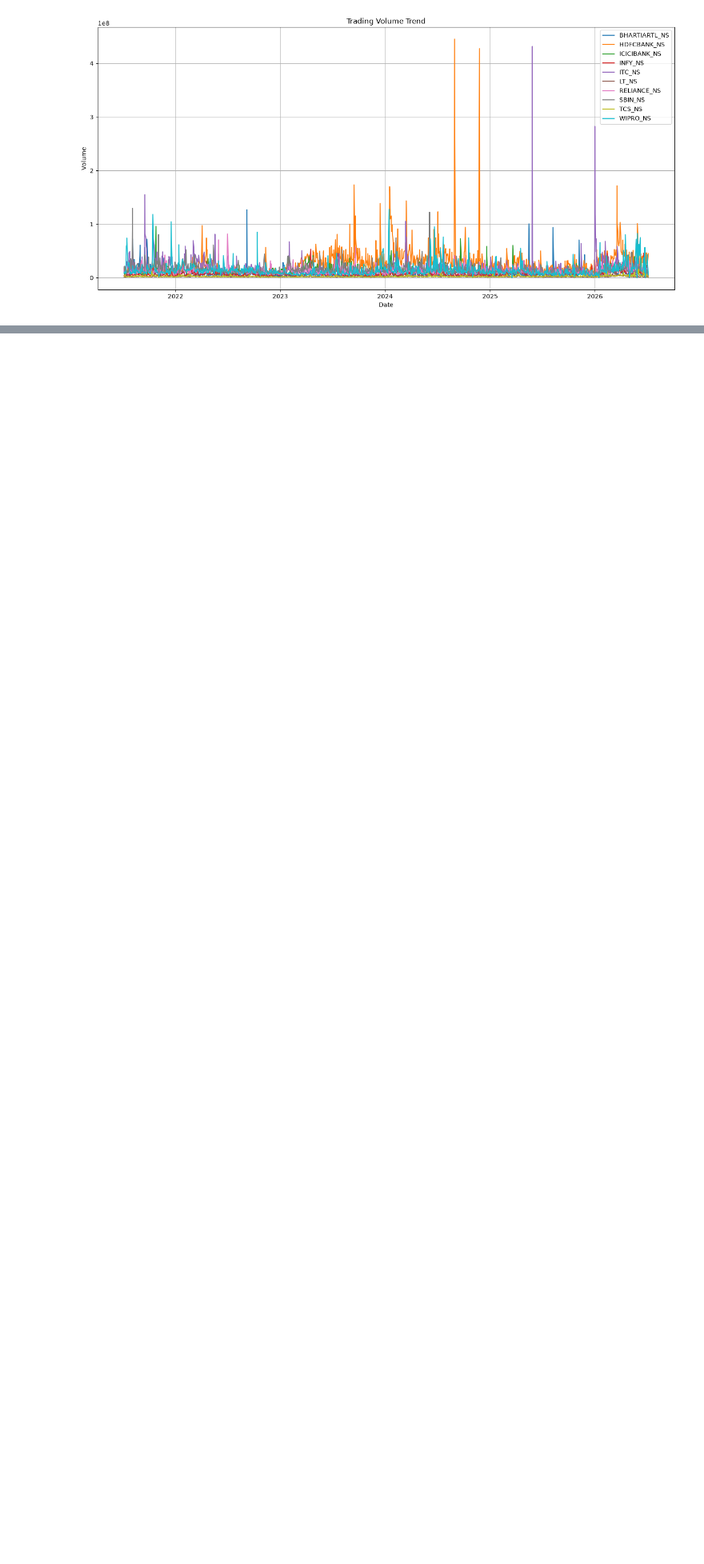
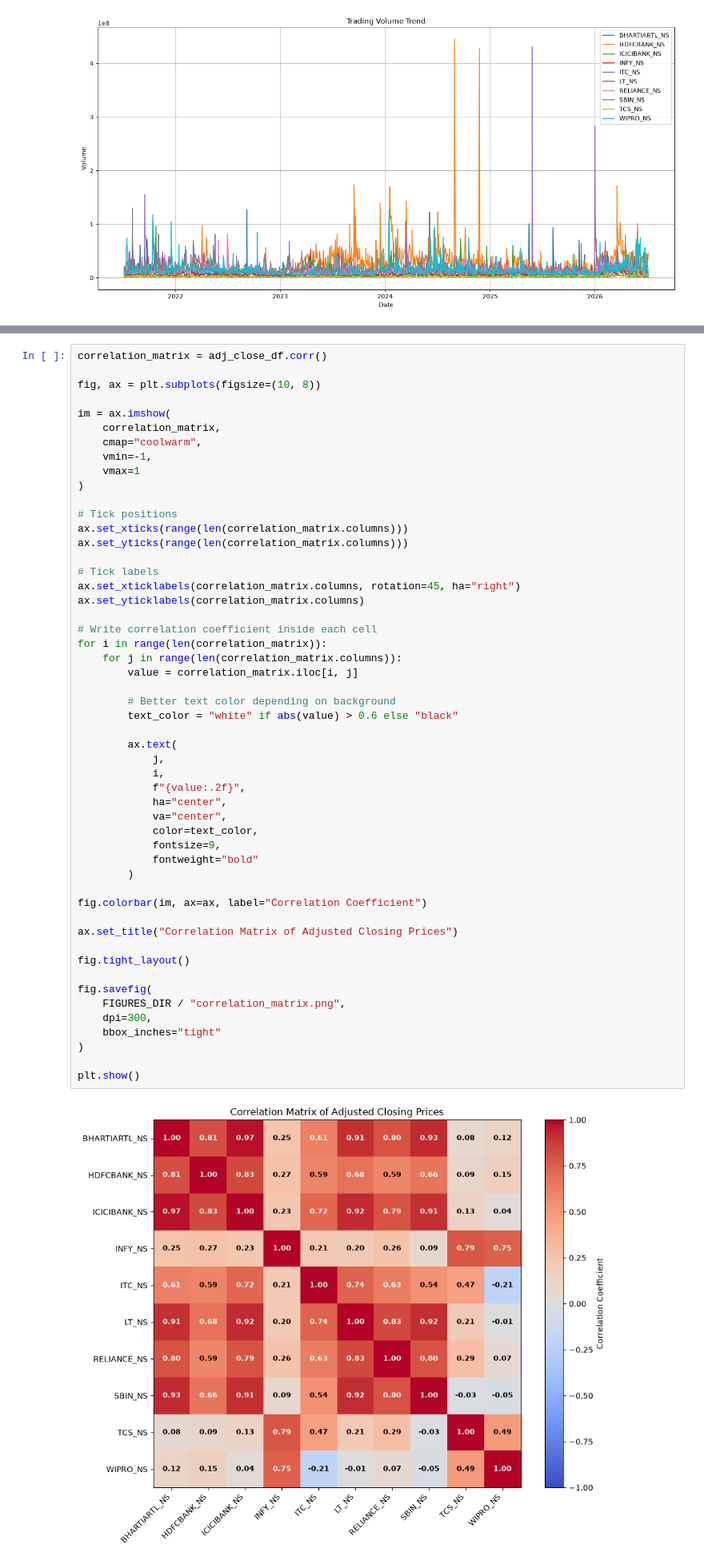
Before and after one commit to komolikadagare25/Portfolio-recommendation-system, a Jupyter notebook: ml/notebooks/EDA.ipynb, the cells around one changed output, grey strips where cells are left out. Shown at 80% size. Drawn from its saved outputs; the diff is of its cells as text; blank space fills up the shorter version.

```diff
--- a/ml/notebooks/EDA.ipynb
+++ b/ml/notebooks/EDA.ipynb
@@ -161,0 +267,54 @@ plt.show()
+# %%
+correlation_matrix = adj_close_df.corr()
+
+fig, ax = plt.subplots(figsize=(10, 8))
+
+im = ax.imshow(
+    correlation_matrix,
+    cmap="coolwarm",
+    vmin=-1,
+    vmax=1
+)
+
+# Tick positions
+ax.set_xticks(range(len(correlation_matrix.columns)))
+ax.set_yticks(range(len(correlation_matrix.columns)))
+
+# Tick labels
+ax.set_xticklabels(correlation_matrix.columns, rotation=45, ha="right")
+ax.set_yticklabels(correlation_matrix.columns)
+
+# Write correlation coefficient inside each cell
+for i in range(len(correlation_matrix)):
+    for j in range(len(correlation_matrix.columns)):
+        value = correlation_matrix.iloc[i, j]
+
+        # Better text color depending on background
+        text_color = "white" if abs(value) > 0.6 else "black"
+
+        ax.text(
+            j,
+            i,
+            f"{value:.2f}",
+            ha="center",
+            va="center",
+            color=text_color,
+            fontsize=9,
+            fontweight="bold"
+        )
+
+fig.colorbar(im, ax=ax, label="Correlation Coefficient")
+
+ax.set_title("Correlation Matrix of Adjusted Closing Prices")
+
+fig.tight_layout()
+
+fig.savefig(
+    FIGURES_DIR / "correlation_matrix.png",
+    dpi=300,
+    bbox_inches="tight"
+)
+
+plt.show()
+# %% [output]
+[figure, added]
```
Also changed, not shown: parts of 15 cells of this notebook, 7 other files.
